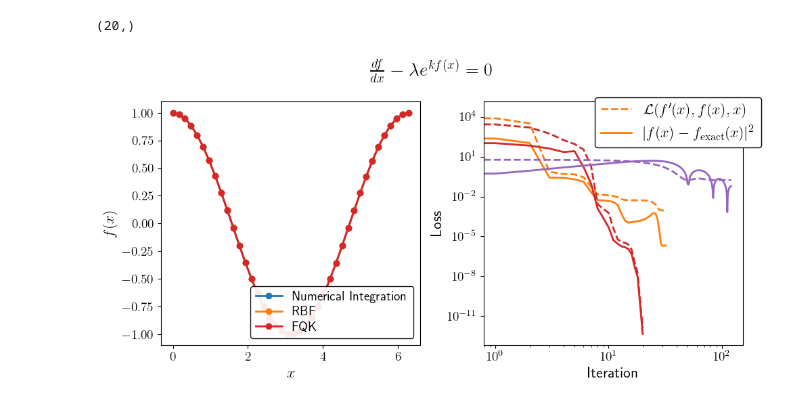
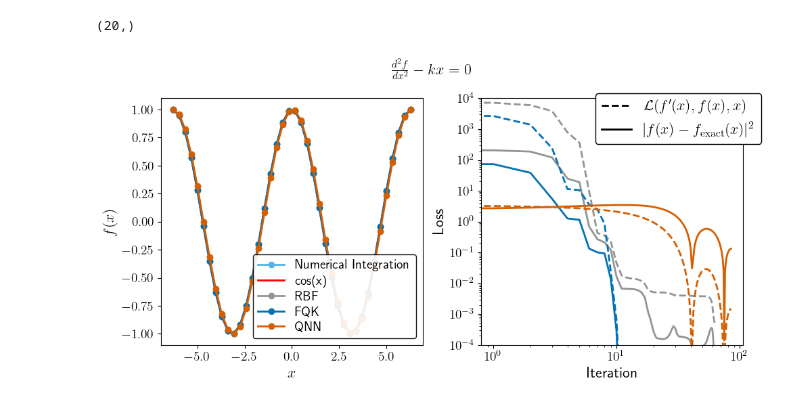
Before and after one commit to rupof/KernelDE, a Jupyter notebook: plotting_notebooks/local_plot_sho.ipynb, the cells around one changed output. Saved outputs shown, nothing was run; the diff lists cells and outputs as text; code cells hidden in the pictures.

Commit message:
updating local_plot log

```diff
--- a/plotting_notebooks/local_plot_sho.ipynb
+++ b/plotting_notebooks/local_plot_sho.ipynb
@@ -25,6 +25,6 @@ results_classical = load_feather_folder_as_pd("../data/results/DE_0_28")
 # %%
 f_initial =  [np.cos(0), -np.sin(0)]
-x_line = np.linspace(0, 2*3.14, 40)
+x_line = np.linspace(-2*3.14, 2*3.14, 40)
 f_odeint = odeint(mapping_of_derivatives_of_loss_functions["harmonic_oscillator"], f_initial, x_line[:])[:,0].flatten()
 # %%
 results_QNN["f_sol"][0]
@@ -38,16 +42,23 @@ results_QNN["f_sol"][1].shape
 # %% [output]
 (20,)
 # %%
+from matplotlib.colors import ListedColormap
+
+#cmap = get_cmap("tab10")  # or another colormap of your choice
+
+cmap = ListedColormap(sns.color_palette("colorblind", 10))
+
+
 fig, (ax1, ax2) = plt.subplots(1, 2, figsize=(10, 5))
 
 
 x_span_plot = x_line
-ax1.plot(x_span_plot, f_odeint,"-o", label="Numerical Integration", color="C0", linewidth=2)
-#ax1.plot(x_span_plot, np.log(x_span_plot), "-", label="Log(x)", color="black", linewidth=2)
-ax1.plot(x_span_plot, results_classical["f_sol"][0], "-o", label="RBF", color="C1", linewidth=2)
-ax1.plot(x_span_plot, results_PQK["f_sol"][0], "-o", label="PQK", color="C2", linewidth=2)
-ax1.plot(x_span_plot, results_FQK["f_sol"][0], "-o", label="FQK", color="C3", linewidth=2)
-#ax1.plot(x_span_plot, results_QNN["f_sol"][0], "-o", label="QNN", color="C4", linewidth=2)
+ax1.plot(x_span_plot, f_odeint,"-o", label="Numerical Integration", color=cmap.colors[9], linewidth=2)
+ax1.plot(x_span_plot, np.cos(x_span_plot), "-", label="cos(x)", color="red", linewidth=2)
+ax1.plot(x_span_plot, results_classical["f_sol"][0], "-o", label="RBF", color=cmap.colors[7], linewidth=2)
+ax1.plot(x_span_plot, results_FQK["f_sol"][0], "-o", label="FQK", color=cmap.colors[0], linewidth=2)
+#ax1.plot(x_span_plot, results_PQK["f_sol"][0], "-o", label="PQK", color="C2", linewidth=2)
+ax1.plot(x_span_plot, results_QNN["f_sol"][0], "-o", label="QNN", color=cmap.colors[3], linewidth=2)
 #plt.ylim(-3, 3)
 
 
@@ -55,49 +66,55 @@ ax1.legend()
 
 
 #ax2 is for the errors
-ax2.plot(results_classical["loss_history"][0], color="C1", linestyle="--", label="$\mathcal{L}(f^\prime(x), f(x), x)$", linewidth=2)
-ax2.plot(results_classical["mse_history"][0],  color="C1", label="$|f(x)-f_{\mathrm{exact}}(x)|^2$", linewidth=2)
+ax2.plot(results_classical["loss_history"][0], color=cmap.colors[7], linestyle="--", linewidth=2)
+ax2.plot(results_classical["mse_history"][0],  color=cmap.colors[7],  linewidth=2)
 
 
 #ax2.plot(results_PQK["loss_history"][0], color="C2", linestyle="--", linewidth=2)
 #ax2.plot(results_PQK["mse_history"][0],  color="C2", linewidth=2)
 
-ax2.plot(results_FQK["loss_history"][0], color="C3", linestyle="--", linewidth=2)
-ax2.plot(results_FQK["mse_history"][0],  color="C3", linewidth=2)
+ax2.plot(results_FQK["loss_history"][0], color=cmap.colors[0], linestyle="--", linewidth=2)
+ax2.plot(results_FQK["mse_history"][0],  color=cmap.colors[0], linewidth=2)
 
-ax2.plot(results_QNN["loss_history"][0], color="C4", linestyle="--", linewidth=2)
-ax2.plot(results_QNN["mse_history"][0],  color="C4", linewidth=2)
+ax2.plot(results_QNN["loss_history"][0], color=cmap.colors[3], linestyle="--", linewidth=2)
+ax2.plot(results_QNN["mse_history"][0],  color=cmap.colors[3], linewidth=2)
 
 
 
+
+# dummy plot for legend
+ax2.plot([10**-12, 1.2*10**-12 ], color="black", linestyle="--", label="$\mathcal{L}(f^\prime(x), f(x), x)$", linewidth=2)
+ax2.plot([10**-12, 1.2*10**-12 ], color="black", label="$|f(x)-f_{\mathrm{exact}}(x)|^2$", linewidth=2)
 
 
 
 
 ax1.legend(fontsize=14, loc="lower right", edgecolor="black", fancybox=True, frameon=True, framealpha=0.9, labelspacing=0.25)
 ax2.legend(fontsize=16, loc="upper right", bbox_to_anchor=(1.1, 1.05), edgecolor="black", fancybox=True, frameon=True, framealpha=1, labelspacing=0.5)
 
 
-plt.suptitle(r"$\frac{df}{dx} - \lambda e^{kf(x)} = 0$", fontsize=20)
-
+plt.suptitle(r"$\frac{d^2f}{dx^2} - kx = 0$", fontsize = 16)
 
 ax1.set_ylabel("$f(x)$", fontsize = 16)
 ax1.set_xlabel("$x$", fontsize = 16)
 #change xlabel number size
 ax1.tick_params(axis='both', which='major', labelsize=14)
 
 
 ax2.set_ylabel("Loss", fontsize = 16)
 ax2.set_xlabel("Iteration", fontsize = 16)
 ax2.tick_params(axis='both', which='major', labelsize=14)
 
 
 ax2.set_yscale("log")
 ax2.set_xscale("log")
 
+ax2.set_ylim(10**-4, 10**4)
+
+
 plt.tight_layout()
 plt.show()
 
 fig.savefig("../plotting_notebooks/DE_sho.png", bbox_inches='tight', dpi = 400)
 # %% [output]
-[figure, old version]
+[figure, new version]
```
Also changed, not shown: parts of 2 cells of this notebook, 3 other files.
